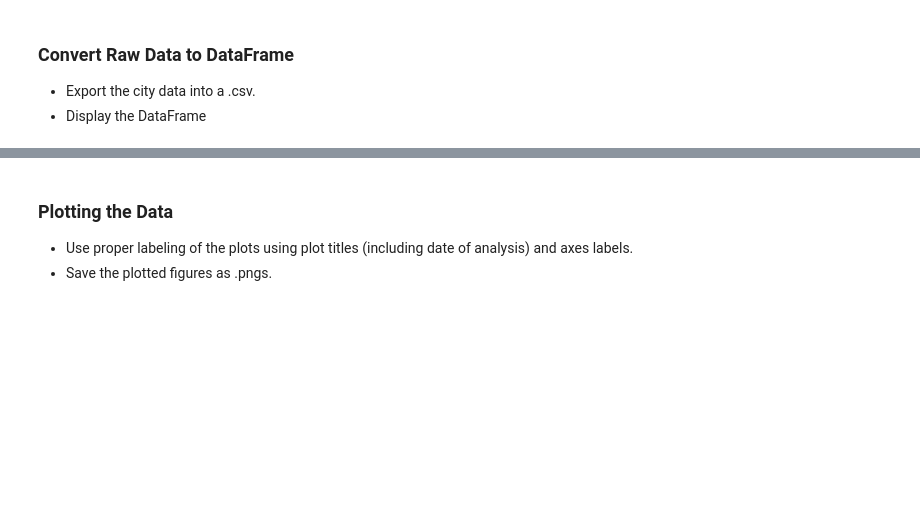
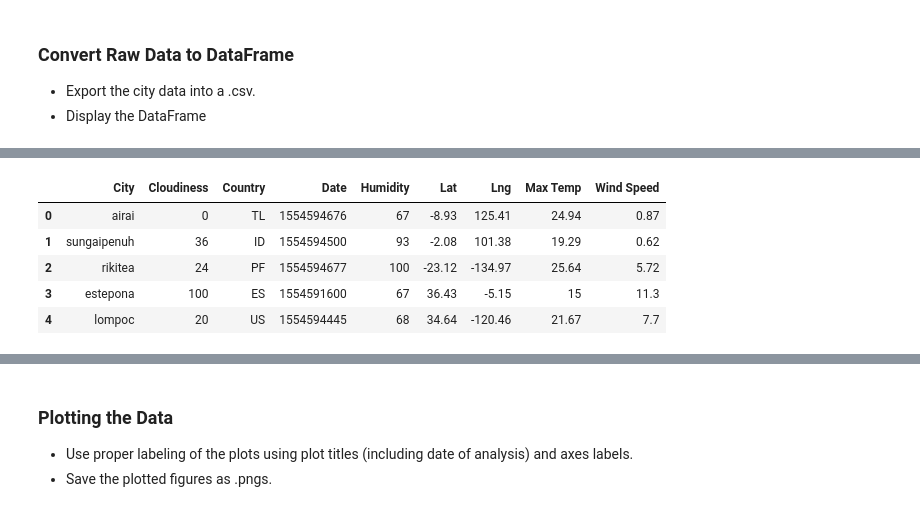
Before and after one commit to zaiddafer/HW6, a Jupyter notebook: WeatherPy.ipynb, the cells around one changed output, grey strips where cells are left out. Cells and saved outputs as stored; diff of their text form; code cells hidden in the pictures; blank space fills up the shorter version.

```diff
--- a/WeatherPy.ipynb
+++ b/WeatherPy.ipynb
@@ -133,0 +133,9 @@ dtype: int64
+# %%
+cities_df.head()
+# %% [output]
+|  | City | Cloudiness | Country | Date | Humidity | Lat | Lng | Max Temp | Wind Speed |
+| 0 | airai | 0 | TL | 1554594676 | 67 | -8.93 | 125.41 | 24.94 | 0.87 |
+| 1 | sungaipenuh | 36 | ID | 1554594500 | 93 | -2.08 | 101.38 | 19.29 | 0.62 |
+| 2 | rikitea | 24 | PF | 1554594677 | 100 | -23.12 | -134.97 | 25.64 | 5.72 |
+| 3 | estepona | 100 | ES | 1554591600 | 67 | 36.43 | -5.15 | 15 | 11.3 |
+| 4 | lompoc | 20 | US | 1554594445 | 68 | 34.64 | -120.46 | 21.67 | 7.7 |
```
Also changed, not shown: parts of 10 cells of this notebook.
